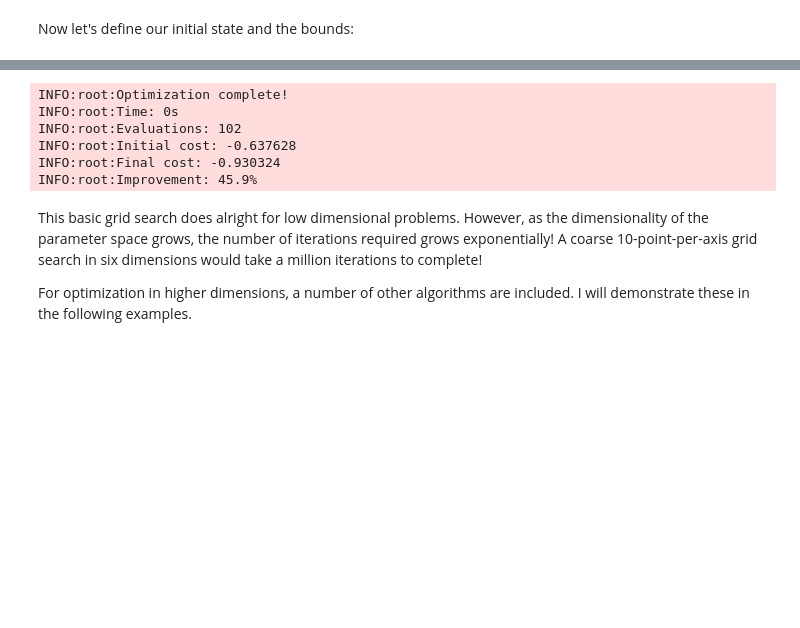
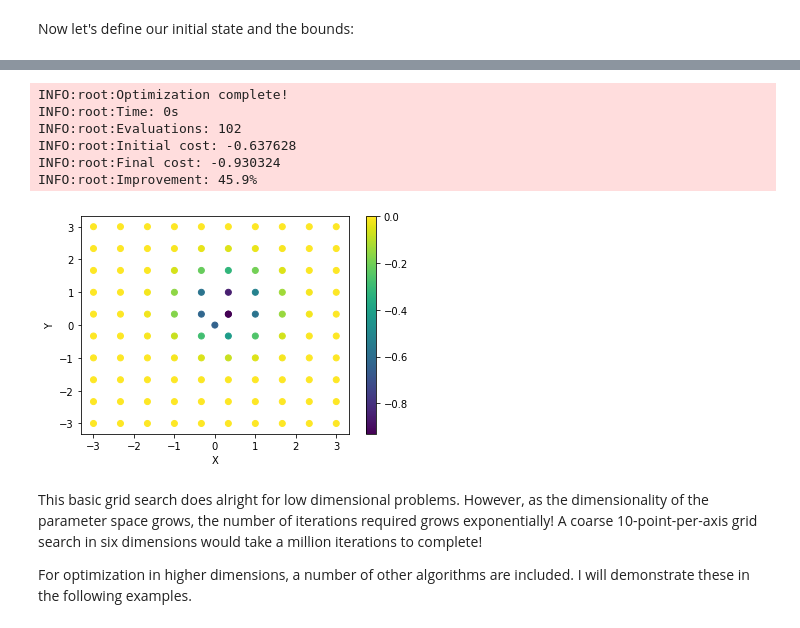
Before and after one commit to robertfasano/emergent, a Jupyter notebook: tutorials/modules/optimize.ipynb, the cells around one changed output, grey strips where cells are left out. Saved outputs shown, nothing was run; the diff lists cells and outputs as text; code cells hidden in the pictures; blank space fills up the shorter version.

```diff
--- a/tutorials/modules/optimize.ipynb
+++ b/tutorials/modules/optimize.ipynb
@@ -26,15 +39,16 @@ Now we'll instantiate the pipeline object, add a GridSearch block, and run the p
 # %%
-from emergent.pipeline import *
 pipe = Pipeline(state, bounds, cost)
 pipe.add(GridSearch({'Steps': 10}))
 points, costs = pipe.run()
+pipe.plot()
 # %% [output]
 INFO:root:Optimization complete!
 INFO:root:Time: 0s
 INFO:root:Evaluations: 102
 INFO:root:Initial cost: -0.637628
 INFO:root:Final cost: -0.930324
 INFO:root:Improvement: 45.9%
+[figure, added]
 # %% [markdown]
 This basic grid search does alright for low dimensional problems. However, as the dimensionality of the parameter space grows, the number of iterations required grows exponentially! A coarse 10-point-per-axis grid search in six dimensions would take a million iterations to complete!
 
```
Also changed, not shown: parts of 26 cells of this notebook.
